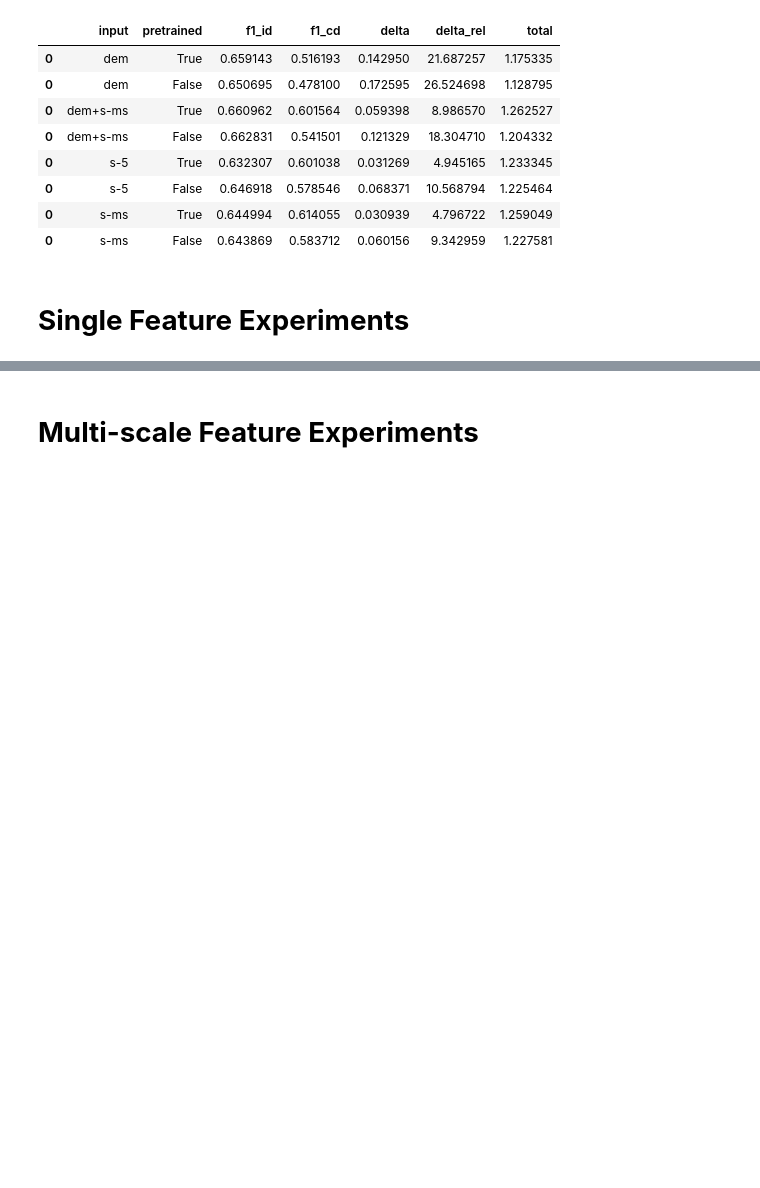
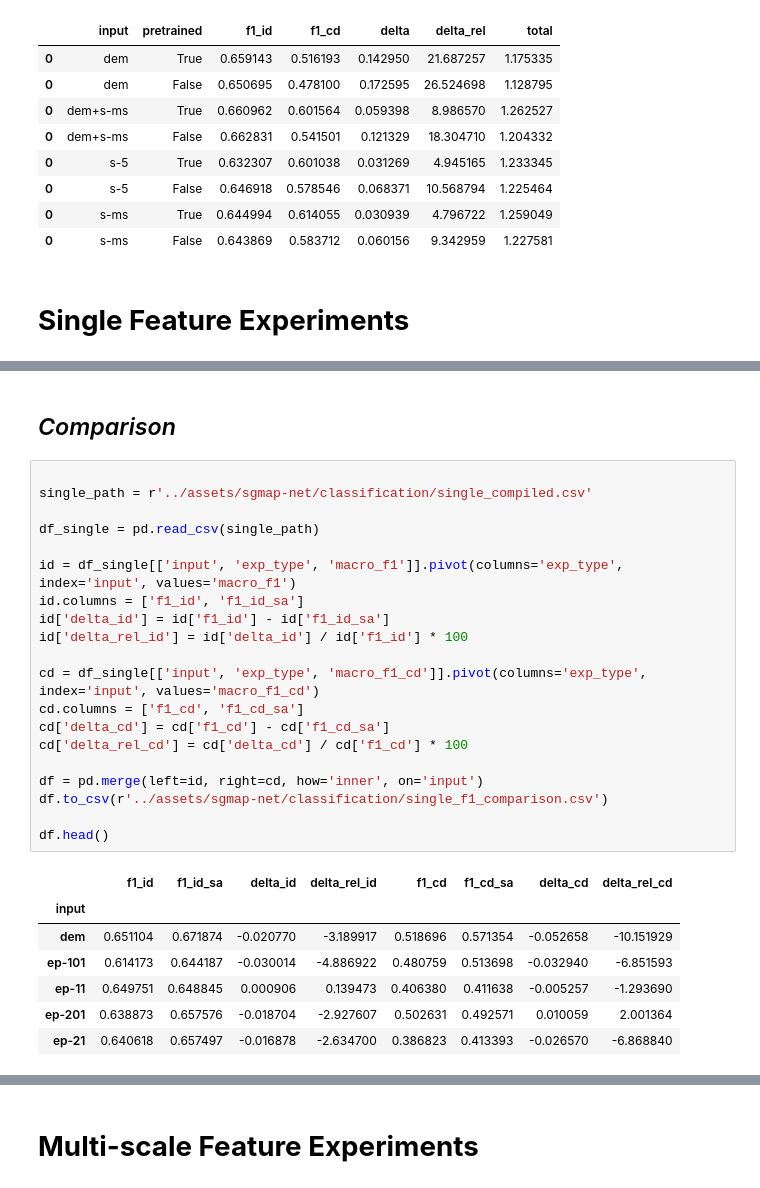
Before and after one commit to masseygeo/earthscape, a Jupyter notebook: notebooks/analysis_sgmapnet_cls.ipynb, the cells around one changed output, grey strips where cells are left out. Cells and saved outputs as stored; diff of their text form; blank space fills up the shorter version.

```diff
--- a/notebooks/analysis_sgmapnet_cls.ipynb
+++ b/notebooks/analysis_sgmapnet_cls.ipynb
@@ -397,0 +248,30 @@ print(p)
+# %% [markdown]
+## *Comparison*
+# %%
+
+single_path = r'../assets/sgmap-net/classification/single_compiled.csv'
+
+df_single = pd.read_csv(single_path)
+
+id = df_single[['input', 'exp_type', 'macro_f1']].pivot(columns='exp_type', index='input', values='macro_f1')
+id.columns = ['f1_id', 'f1_id_sa']
+id['delta_id'] = id['f1_id'] - id['f1_id_sa']
+id['delta_rel_id'] = id['delta_id'] / id['f1_id'] * 100
+
+cd = df_single[['input', 'exp_type', 'macro_f1_cd']].pivot(columns='exp_type', index='input', values='macro_f1_cd')
+cd.columns = ['f1_cd', 'f1_cd_sa']
+cd['delta_cd'] = cd['f1_cd'] - cd['f1_cd_sa']
+cd['delta_rel_cd'] = cd['delta_cd'] / cd['f1_cd'] * 100
+
+df = pd.merge(left=id, right=cd, how='inner', on='input')
+df.to_csv(r'../assets/sgmap-net/classification/single_f1_comparison.csv')
+
+df.head()
+# %% [output]
+|  | f1_id | f1_id_sa | delta_id | delta_rel_id | f1_cd | f1_cd_sa | delta_cd | delta_rel_cd |
+| input |  |  |  |  |  |  |  |  |
+| dem | 0.651104 | 0.671874 | -0.020770 | -3.189917 | 0.518696 | 0.571354 | -0.052658 | -10.151929 |
+| ep-101 | 0.614173 | 0.644187 | -0.030014 | -4.886922 | 0.480759 | 0.513698 | -0.032940 | -6.851593 |
+| ep-11 | 0.649751 | 0.648845 | 0.000906 | 0.139473 | 0.406380 | 0.411638 | -0.005257 | -1.293690 |
+| ep-201 | 0.638873 | 0.657576 | -0.018704 | -2.927607 | 0.502631 | 0.492571 | 0.010059 | 2.001364 |
+| ep-21 | 0.640618 | 0.657497 | -0.016878 | -2.634700 | 0.386823 | 0.413393 | -0.026570 | -6.868840 |
```
Also changed, not shown: parts of 29 cells of this notebook, 49 other files.
